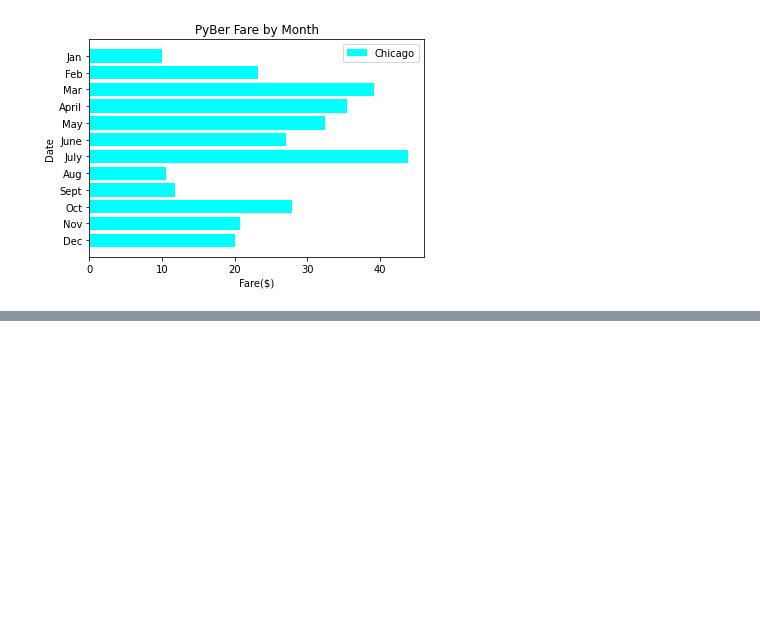
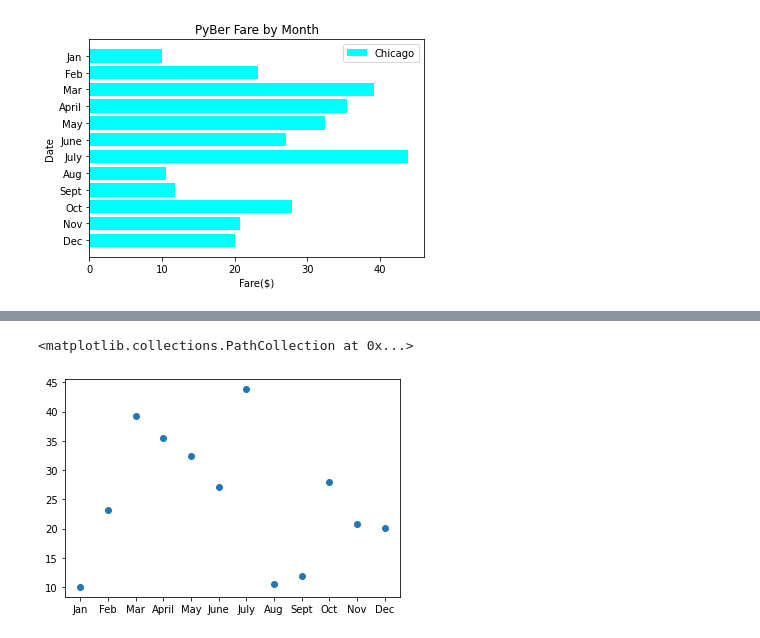
Before and after one commit to cbeckler/pyber_analysis, a Jupyter notebook: practice_code/matplotlib_practiceipynb.ipynb, the cells around one changed output, grey strips where cells are left out. Drawn from its saved outputs; the diff is of its cells as text; code cells hidden in the pictures; blank space fills up the shorter version.

```diff
--- a/practice_code/matplotlib_practiceipynb.ipynb
+++ b/practice_code/matplotlib_practiceipynb.ipynb
@@ -241,0 +248,5 @@ ax.legend()
+# %%
+plt.scatter(x_axis, y_axis)
+# %% [output]
+<matplotlib.collections.PathCollection at 0x...>
+[figure, added]
```
Also changed, not shown: parts of 8 cells of this notebook.
